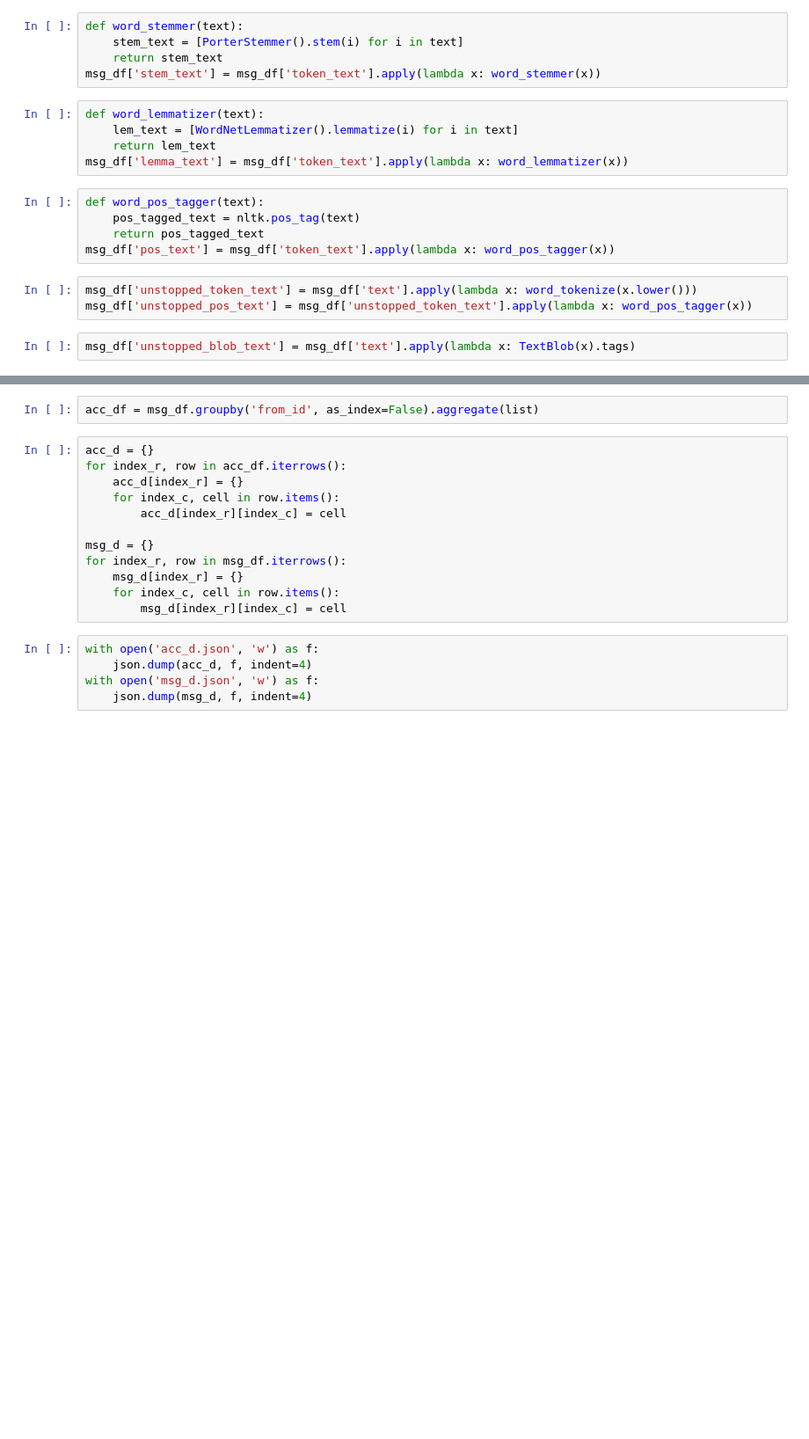
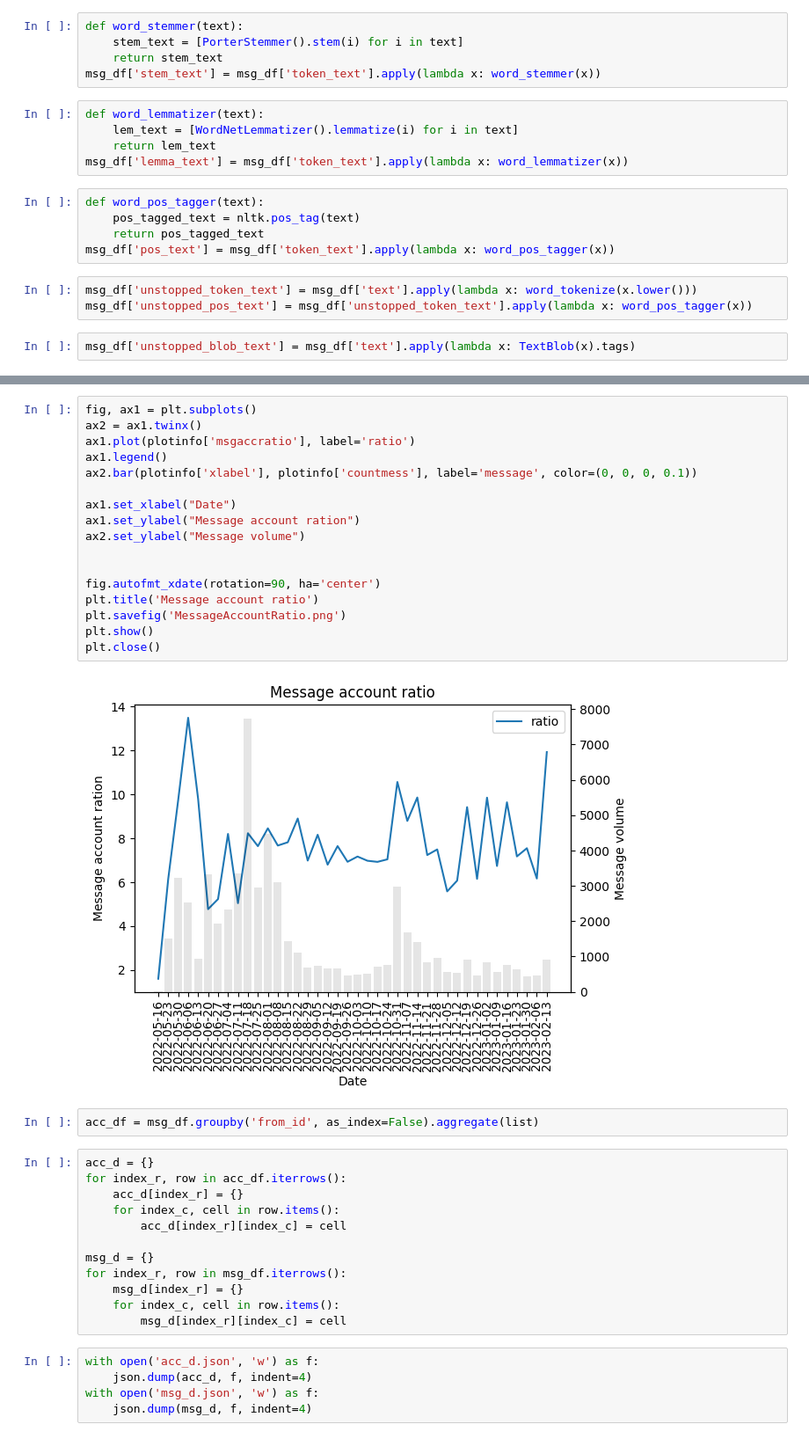
Before and after one commit to VincenzoImp/Cantina-Royale, a Jupyter notebook: Sentiment Analysis/script.ipynb, the cells around one changed output, grey strips where cells are left out. Shown at 88% size. Saved outputs shown, nothing was run; the diff lists cells and outputs as text; blank space fills up the shorter version.

```diff
--- a/Sentiment Analysis/script.ipynb
+++ b/Sentiment Analysis/script.ipynb
@@ -139,3 +243,22 @@ pos: 74.02253029844638, neg: 25.977469701553616
+# %%
+fig, ax1 = plt.subplots()
+ax2 = ax1.twinx()
+ax1.plot(plotinfo['msgaccratio'], label='ratio')
+ax1.legend()
+ax2.bar(plotinfo['xlabel'], plotinfo['countmess'], label='message', color=(0, 0, 0, 0.1))
+
+ax1.set_xlabel("Date")
+ax1.set_ylabel("Message account ration")
+ax2.set_ylabel("Message volume")
+
+
+fig.autofmt_xdate(rotation=90, ha='center')
+plt.title('Message account ratio')
+plt.savefig('MessageAccountRatio.png')
+plt.show()
+plt.close()
+# %% [output]
+[figure, added]
 # %%
 acc_df = msg_df.groupby('from_id', as_index=False).aggregate(list)
 # %%
```
Also changed, not shown: parts of 9 cells of this notebook, 8 other files.
